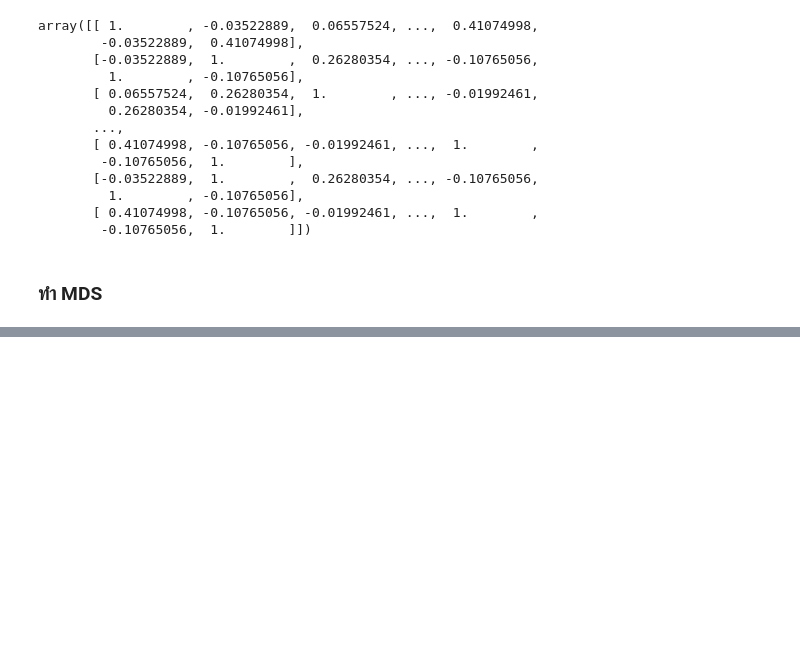
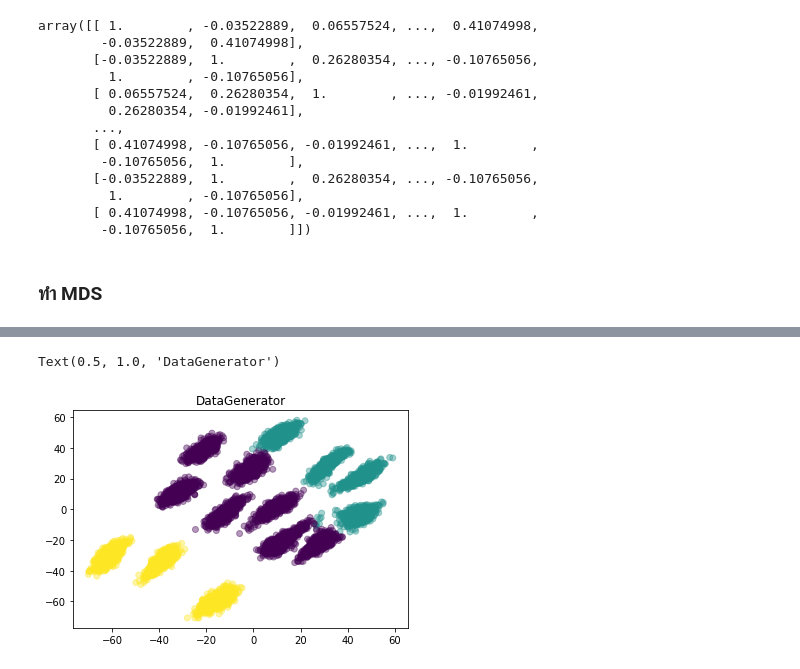
Before and after one commit to Umaporn19/multivariate, a Jupyter notebook: Multivariate_Exam.ipynb, the cells around one changed output, grey strips where cells are left out. Drawn from its saved outputs; the diff is of its cells as text; code cells hidden in the pictures; blank space fills up the shorter version.

```diff
--- a/Multivariate_Exam.ipynb
+++ b/Multivariate_Exam.ipynb
@@ -276,0 +291,6 @@ Text(0.5, 1.0, 'DataGenerator')
+# %%
+plt.scatter(new_mds[:,0],new_mds[:,1],c=a,alpha=0.4)
+plt.title('DataGenerator')
+# %% [output]
+Text(0.5, 1.0, 'DataGenerator')
+[figure, added]
```
Also changed, not shown: parts of 6 cells of this notebook.
